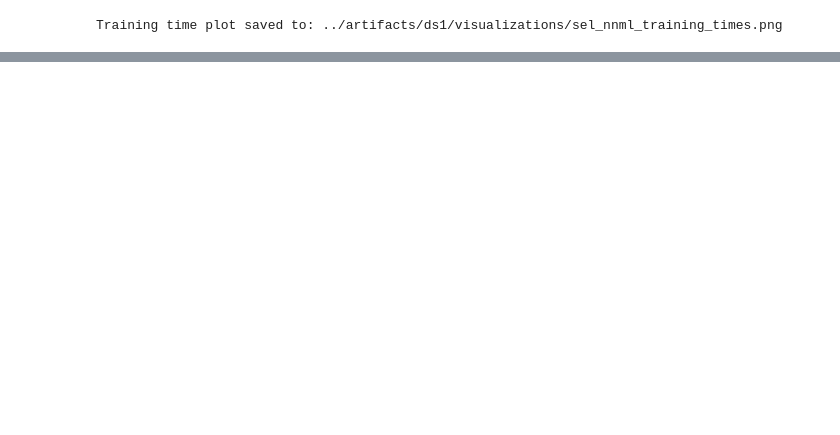
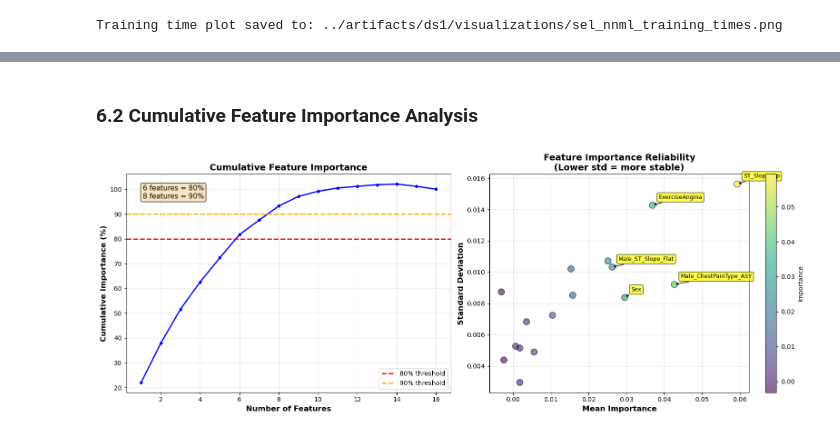
Before and after one commit to azhar-anas/sel-nnml-heart-disease-prediction, a Jupyter notebook: notebooks/3.1_ds1_visualization.ipynb, the cells around one changed output, grey strips where cells are left out. Cells and saved outputs as stored; diff of their text form; code cells hidden in the pictures; blank space fills up the shorter version.

```diff
--- a/notebooks/3.1_ds1_visualization.ipynb
+++ b/notebooks/3.1_ds1_visualization.ipynb
@@ -282,0 +309,49 @@ Training time plot saved to: ../artifacts/ds1/visualizations/sel_nnml_training_t
+# %% [markdown]
+### 6.2 Cumulative Feature Importance Analysis
+# %%
+fig, (ax1, ax2) = plt.subplots(1, 2, figsize=(16, 6))
+
+# Left: Cumulative importance
+sorted_importance = fi_df.sort_values('Importance Mean', ascending=False)
+cumulative_importance = np.cumsum(sorted_importance['Importance Mean'].values)
+cumulative_importance_normalized = cumulative_importance / cumulative_importance[-1] * 100
+
+ax1.plot(range(1, len(cumulative_importance_normalized) + 1), cumulative_importance_normalized,
+         'b-', linewidth=2, marker='o', markersize=4,
+         markevery=max(1, len(cumulative_importance_normalized)//20))
+ax1.axhline(y=80, color='r', linestyle='--', linewidth=2, label='80% threshold')
+ax1.axhline(y=90, color='orange', linestyle='--', linewidth=2, label='90% threshold')
+ax1.set_xlabel('Number of Features', fontsize=12, fontweight='bold')
+ax1.set_ylabel('Cumulative Importance (%)', fontsize=12, fontweight='bold')
+ax1.set_title('Cumulative Feature Importance', fontsize=14, fontweight='bold')
+ax1.grid(True, alpha=0.3)
+ax1.legend(fontsize=10)
+
+n_features_80 = np.argmax(cumulative_importance_normalized >= 80) + 1
+n_features_90 = np.argmax(cumulative_importance_normalized >= 90) + 1
+ax1.text(0.05, 0.95, f'{n_features_80} features = 80%\n{n_features_90} features = 90%',
+         transform=ax1.transAxes, fontsize=11, verticalalignment='top',
+         bbox=dict(boxstyle='round', facecolor='wheat', alpha=0.8))
+
+# Right: Reliability plot
+ax2.scatter(fi_df['Importance Mean'], fi_df['Importance Std'],
+            alpha=0.6, s=100, c=fi_df['Importance Mean'], cmap='viridis', edgecolors='black')
+
+top_5 = fi_df.head(5)
+for idx, row in top_5.iterrows():
+    ax2.annotate(row['Feature'],
+                xy=(row['Importance Mean'], row['Importance Std']),
+                xytext=(10, 10), textcoords='offset points', fontsize=9,
+                bbox=dict(boxstyle='round,pad=0.3', facecolor='yellow', alpha=0.7),
+                arrowprops=dict(arrowstyle='->', connectionstyle='arc3,rad=0'))
+
+ax2.set_xlabel('Mean Importance', fontsize=12, fontweight='bold')
+ax2.set_ylabel('Standard Deviation', fontsize=12, fontweight='bold')
+ax2.set_title('Feature Importance Reliability\n(Lower std = more stable)', fontsize=14, fontweight='bold')
+ax2.grid(True, alpha=0.3)
+plt.colorbar(ax2.collections[0], ax=ax2, label='Importance')
+
+plt.tight_layout()
+plt.show()
+# %% [output]
+[figure, added]
```
Also changed, not shown: parts of 22 cells of this notebook, 7 other files.
